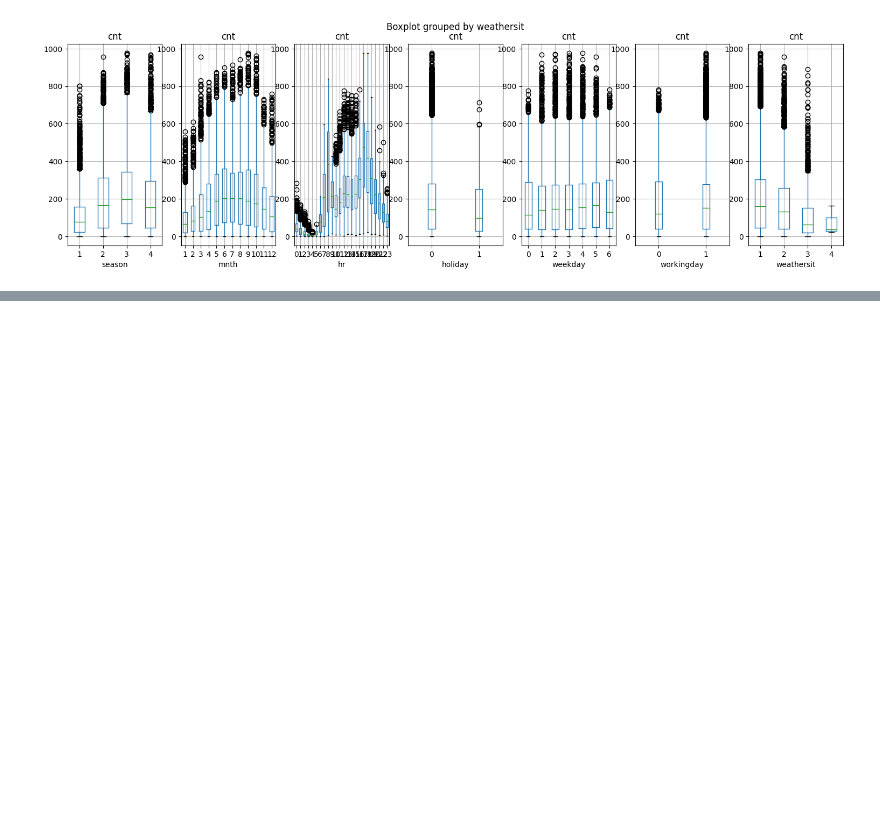
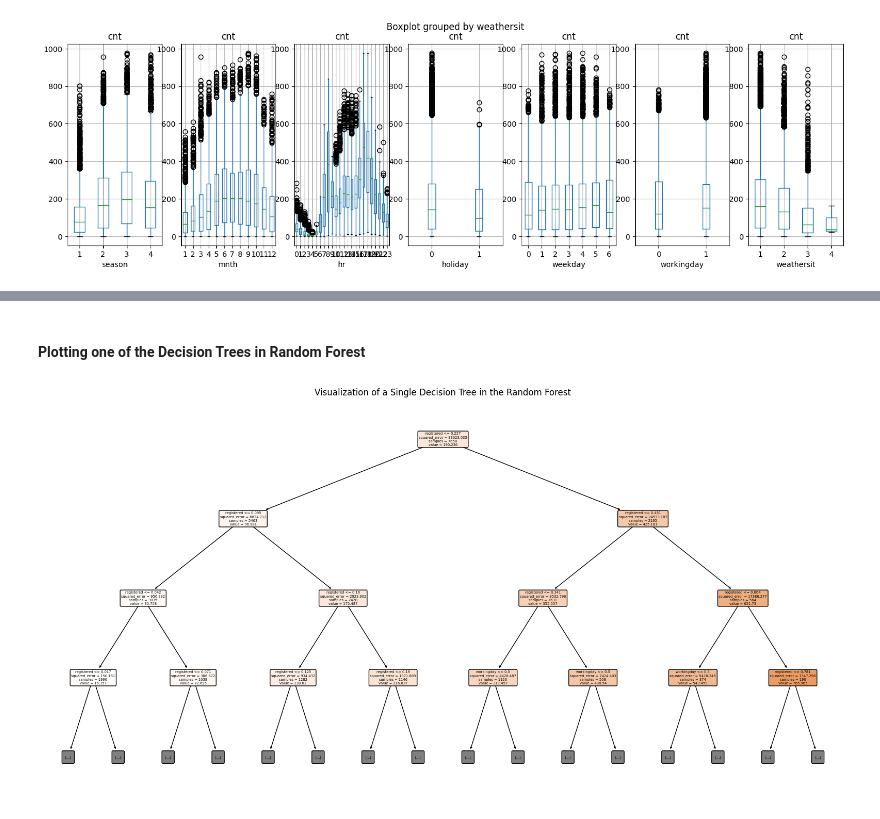
Before and after one commit to anish3565/Case_Studies, a Jupyter notebook: Regression/2. BikeRentalDemandPrediction.ipynb, the cells around one changed output, grey strips where cells are left out. Cells and saved outputs as stored; diff of their text form; code cells hidden in the pictures; blank space fills up the shorter version.

```diff
--- a/Regression/2. BikeRentalDemandPrediction.ipynb
+++ b/Regression/2. BikeRentalDemandPrediction.ipynb
@@ -481,0 +907,12 @@ What to look in these box plots:
+# %% [markdown]
+#### **Plotting one of the Decision Trees in Random Forest**
+# %%
+from sklearn.tree import plot_tree
+import matplotlib.pyplot as plt
+
+plt.figure(figsize=(20,10))
+plot_tree(RF.estimators_[5], feature_names=Predictors, filled=True, rounded=True, max_depth=3)
+plt.title("Visualization of a Single Decision Tree in the Random Forest")
+plt.show()
+# %% [output]
+[figure, added]
```
Also changed, not shown: parts of 28 cells of this notebook.
